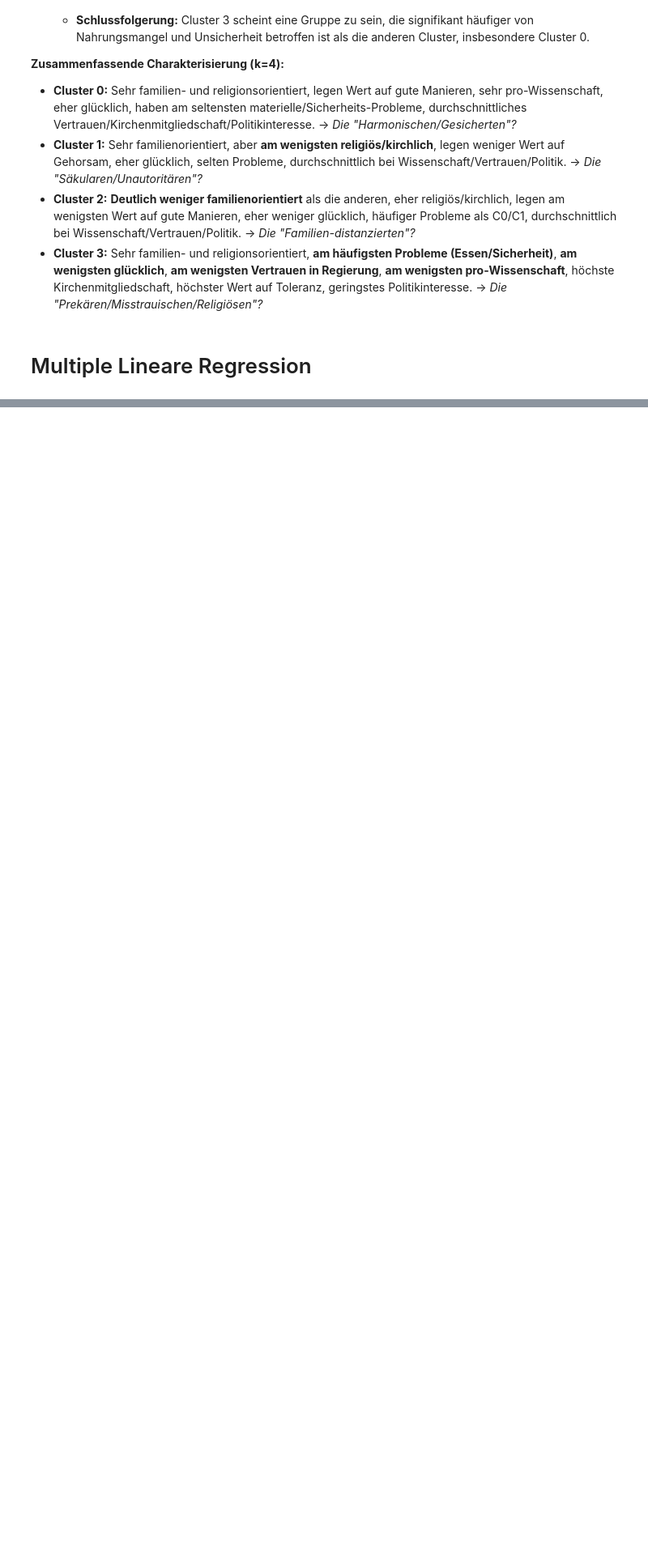
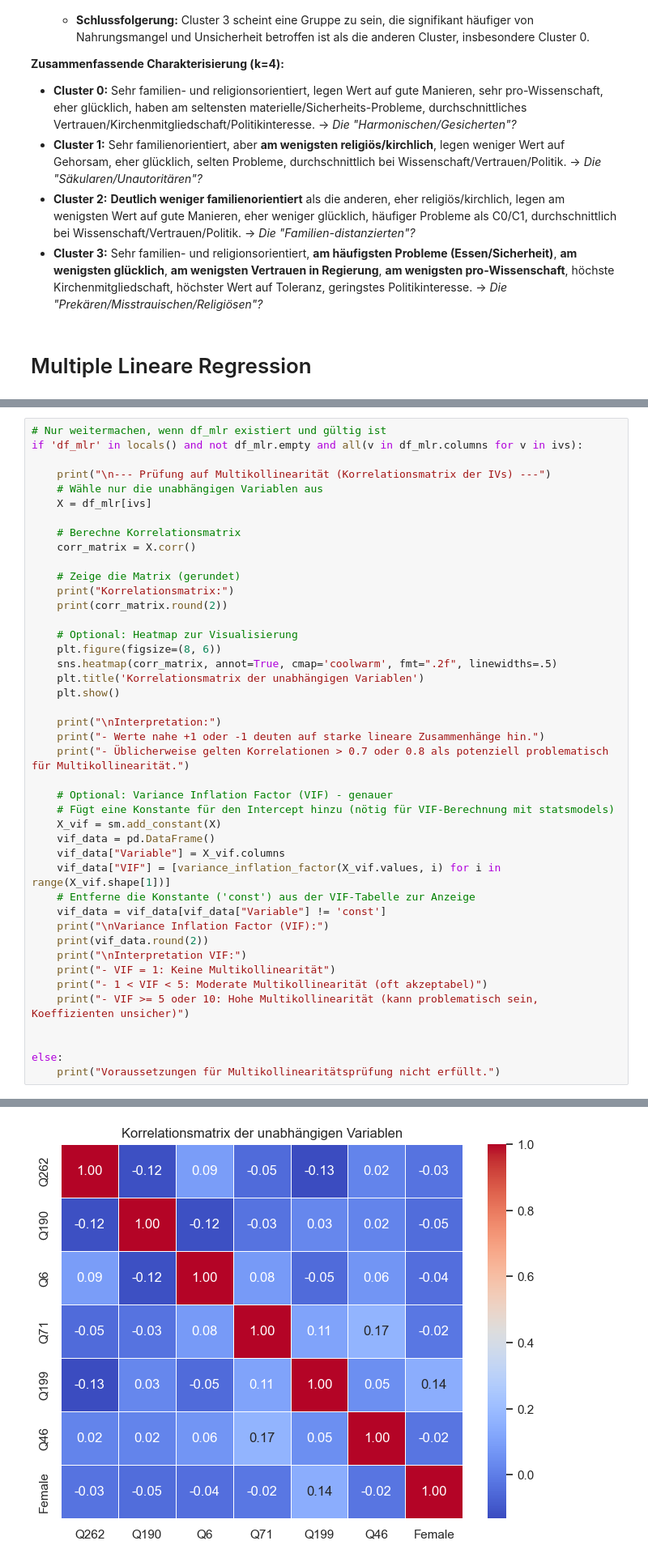
Before and after one commit to TobiasMaissen/cas_statistik_davi, a Jupyter notebook: statistik.ipynb, the cells around one changed output, grey strips where cells are left out. Shown at 81% size. Saved outputs shown, nothing was run; the diff lists cells and outputs as text; blank space fills up the shorter version.

Commit message:
Korrelations Analyse und MLR

```diff
--- a/statistik.ipynb
+++ b/statistik.ipynb
@@ -2080,0 +2176,44 @@ Man vergleicht die Werte für dieselbe Variable **zwischen den Clustern**.
+# %%
+# Nur weitermachen, wenn df_mlr existiert und gültig ist
+if 'df_mlr' in locals() and not df_mlr.empty and all(v in df_mlr.columns for v in ivs):
+
+    print("\n--- Prüfung auf Multikollinearität (Korrelationsmatrix der IVs) ---")
+    # Wähle nur die unabhängigen Variablen aus
+    X = df_mlr[ivs]
+
+    # Berechne Korrelationsmatrix
+    corr_matrix = X.corr()
+
+    # Zeige die Matrix (gerundet)
+    print("Korrelationsmatrix:")
+    print(corr_matrix.round(2))
+
+    # Optional: Heatmap zur Visualisierung
+    plt.figure(figsize=(8, 6))
+    sns.heatmap(corr_matrix, annot=True, cmap='coolwarm', fmt=".2f", linewidths=.5)
+    plt.title('Korrelationsmatrix der unabhängigen Variablen')
+    plt.show()
+
+    print("\nInterpretation:")
+    print("- Werte nahe +1 oder -1 deuten auf starke lineare Zusammenhänge hin.")
+    print("- Üblicherweise gelten Korrelationen > 0.7 oder 0.8 als potenziell problematisch für Multikollinearität.")
+
+    # Optional: Variance Inflation Factor (VIF) - genauer
+    # Fügt eine Konstante für den Intercept hinzu (nötig für VIF-Berechnung mit statsmodels)
+    X_vif = sm.add_constant(X)
+    vif_data = pd.DataFrame()
+    vif_data["Variable"] = X_vif.columns
+    vif_data["VIF"] = [variance_inflation_factor(X_vif.values, i) for i in range(X_vif.shape[1])]
+    # Entferne die Konstante ('const') aus der VIF-Tabelle zur Anzeige
+    vif_data = vif_data[vif_data["Variable"] != 'const']
+    print("\nVariance Inflation Factor (VIF):")
+    print(vif_data.round(2))
+    print("\nInterpretation VIF:")
+    print("- VIF = 1: Keine Multikollinearität")
+    print("- 1 < VIF < 5: Moderate Multikollinearität (oft akzeptabel)")
+    print("- VIF >= 5 oder 10: Hohe Multikollinearität (kann problematisch sein, Koeffizienten unsicher)")
+
+
+else:
+    print("Voraussetzungen für Multikollinearitätsprüfung nicht erfüllt.")
+# %% [output]
@@ -2080,0 +2230 @@ Man vergleicht die Werte für dieselbe Variable **zwischen den Clustern**.
+[figure, added]
```
Also changed, not shown: parts of 11 cells of this notebook.
